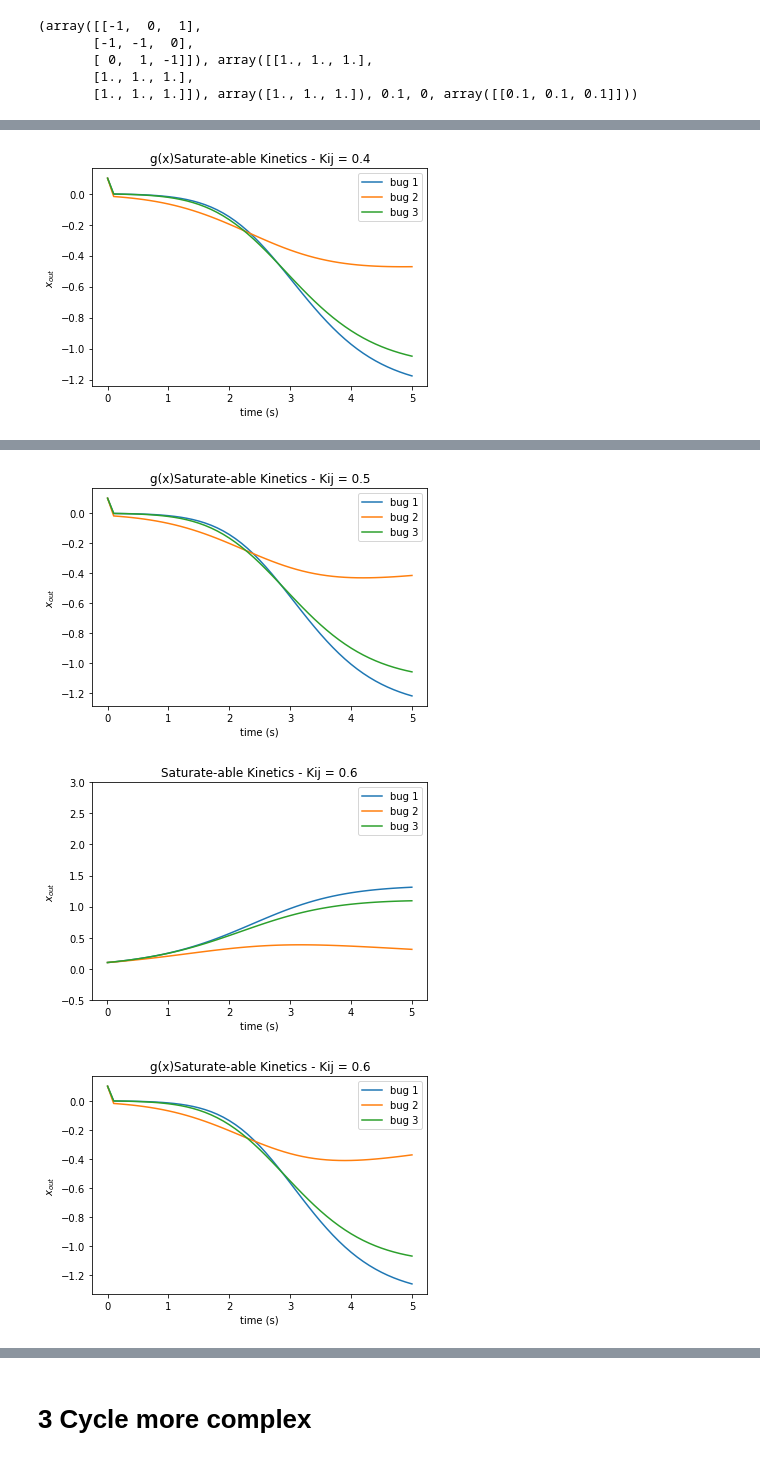
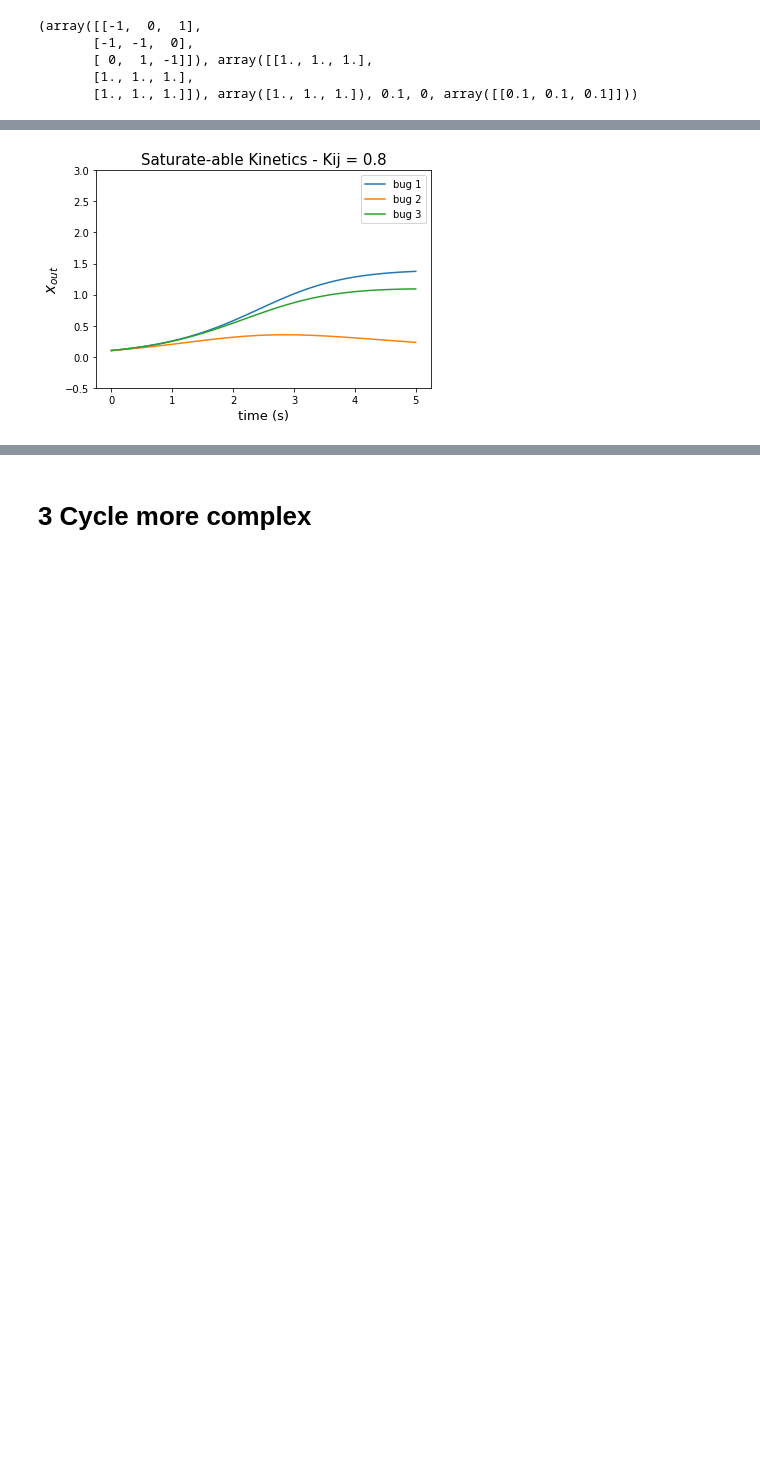
Before and after one commit to jendawkins/prod_of_experts, a Jupyter notebook: 3D data generation.ipynb, the cells around one changed output, grey strips where cells are left out. Drawn from its saved outputs; the diff is of its cells as text; code cells hidden in the pictures; blank space fills up the shorter version.

```diff
--- a/3D data generation.ipynb
+++ b/3D data generation.ipynb
@@ -6,8 +6,8 @@
 # %%
 impath = '/Users/jendawk/Dropbox (MIT)/Apps/Overleaf/Data Generation/'
 # %%
-tm = 10
-resolution = .5
+tm = 5
+resolution = .1
 # %%
 import numpy as np
 import matplotlib.pyplot as plt
@@ -214,9 +209,9 @@ o = generate_data(a,b,r,resolution,0,xin = np.array([[1,1]]), time = tm)[0]
 for bb in range(num_bugs):
     plt.plot(tvec,o[:,bb],label = 'bug ' + str(bb+1))
     plt.legend()
-    plt.title('Lotka Volterra Kinetics')
-    plt.xlabel('time (s)')
-    plt.ylabel(r'$x_{out}$')
+    plt.title('Lotka Volterra Kinetics', fontsize = 15)
+    plt.xlabel('Time (s)', fontsize = 13)
+    plt.ylabel(r'$x_{out}$', fontsize = 15)
     plt.ylim([0,1.5])
-# plt.savefig(impath + 'lv_2cycle' + str(tm) + '_dt' + str(resolution).replace('.','-') + '.png')
+plt.savefig(impath + 'lv_2cycle' + str(tm) + '_dt' + str(resolution).replace('.','-') + '.png')
 plt.show()
@@ -232,9 +229,9 @@ for bval in np.arange(.1,1,.1):
     for bb in range(num_bugs):
         plt.plot(tvec,o[:,bb],label = 'bug ' + str(bb+1))
         plt.legend()
-        plt.title('Saturate-able Kinetics - Kij = ' + str(bval))
-        plt.xlabel('time (s)')
-        plt.ylabel(r'$x_{out}$')
+        plt.title('Saturate-able Kinetics - Kij = ' + str(np.round(bval,2)), fontsize = 15)
+        plt.xlabel('time (s)', fontsize = 13)
+        plt.ylabel(r'$x_{out}$', fontsize = 15)
         plt.ylim([0,1.5])
     plt.savefig(impath + 'mm_2cycle' + str(tm) + '_dt' + str(resolution).replace('.','-') + '_bval' + str(np.round(bval,1)).replace('.','-') + '.png')
     plt.show()
@@ -309,19 +305,19 @@ for bval in np.arange(.1,1,.1):
     for bb in range(num_bugs):
         plt.plot(tvec,o[:,bb],label = 'bug ' + str(bb+1))
         plt.legend()
-        plt.title('Saturate-able Kinetics - Kij = ' + str(bval))
-        plt.xlabel('time (s)')
-        plt.ylabel(r'$x_{out}$')
+        plt.title('Saturate-able Kinetics - Kij = ' + str(np.round(bval,2)), fontsize = 15)
+        plt.xlabel('time (s)', fontsize = 13)
+        plt.ylabel(r'$x_{out}$', fontsize = 15)
         plt.ylim([-.5,3])
-#     plt.savefig(impath + 'mm_3cycle' + str(tm) + '_dt' + str(resolution).replace('.','-') + '_bval' + str(np.round(bval,1)).replace('.','-') + '_gain' + str(d) +'.png')
+    plt.savefig(impath + 'mm_3cycle' + str(tm) + '_dt' + str(resolution).replace('.','-') + '_bval' + str(np.round(bval,1)).replace('.','-') + '_gain' + str(d) +'.png')
     plt.show()
 
-    for bb in range(num_bugs):
-        plt.plot(tvec,g[:,bb],label = 'bug ' + str(bb+1))
-        plt.legend()
-        plt.title('g(x)Saturate-able Kinetics - Kij = ' + str(bval))
-        plt.xlabel('time (s)')
-        plt.ylabel(r'$x_{out}$')
-#     plt.savefig(impath + 'mm_3cycle' + str(tm) + '_dt' + str(resolution).replace('.','-') + '_bval' + str(np.round(bval,1)).replace('.','-') + '_gain' + str(d) +'.png')
-    plt.show()
+#     for bb in range(num_bugs):
+#         plt.plot(tvec,g[:,bb],label = 'bug ' + str(bb+1))
+#         plt.legend()
+#         plt.title('g(x)Saturate-able Kinetics - Kij = ' + str(bval))
+#         plt.xlabel('time (s)')
+#         plt.ylabel(r'$x_{out}$')
+# #     plt.savefig(impath + 'mm_3cycle' + str(tm) + '_dt' + str(resolution).replace('.','-') + '_bval' + str(np.round(bval,1)).replace('.','-') + '_gain' + str(d) +'.png')
+#     plt.show()
 # %% [output]
@@ -335 +331 @@ for bval in np.arange(.1,1,.1):
-[figure, old version]
+[figure, new version]
@@ -337,3 +332,0 @@ for bval in np.arange(.1,1,.1):
-[figure, removed]
-[figure, removed]
-[figure, removed]
```
Also changed, not shown: parts of 8 cells of this notebook, 27 other files.
